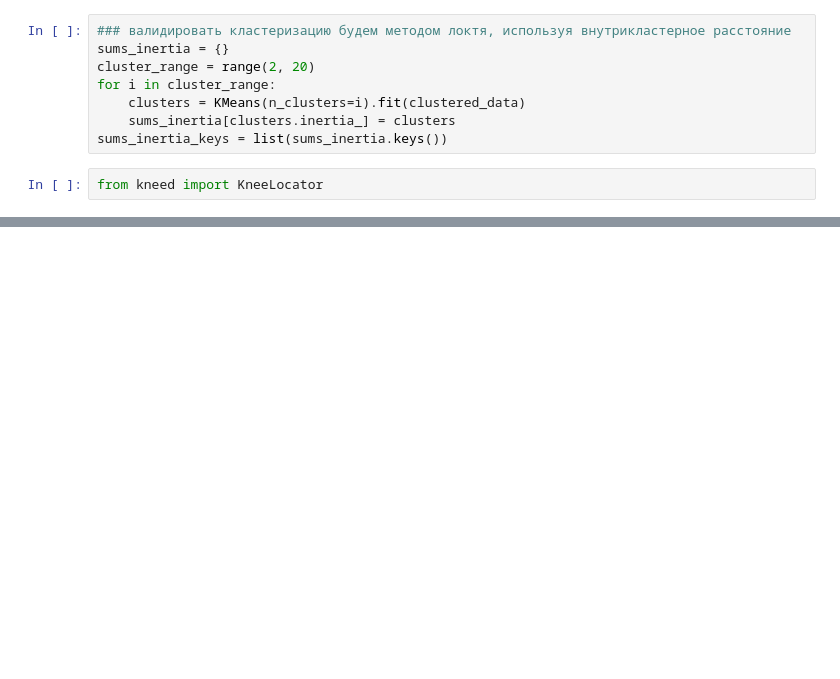
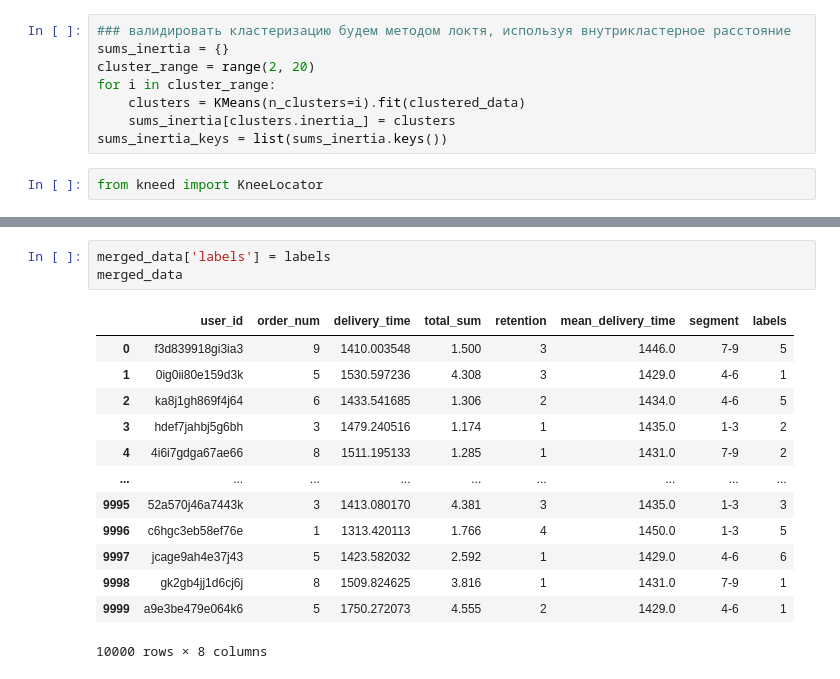
Before and after one commit to hizik999/bdst_laba_1, a Jupyter notebook: task_2/main.ipynb, the cells around one changed output, grey strips where cells are left out. Cells and saved outputs as stored; diff of their text form; blank space fills up the shorter version.

```diff
--- a/task_2/main.ipynb
+++ b/task_2/main.ipynb
@@ -222,0 +223,17 @@ sns.scatterplot(x=clustered_data['total_sum'], y=clustered_data['delivery_time']
+# %%
+merged_data['labels'] = labels
+merged_data
+# %% [output]
+|  | user_id | order_num | delivery_time | total_sum | retention | mean_delivery_time | segment | labels |
+| 0 | f3d839918gi3ia3 | 9 | 1410.003548 | 1.500 | 3 | 1446.0 | 7-9 | 5 |
+| 1 | 0ig0ii80e159d3k | 5 | 1530.597236 | 4.308 | 3 | 1429.0 | 4-6 | 1 |
+| 2 | ka8j1gh869f4j64 | 6 | 1433.541685 | 1.306 | 2 | 1434.0 | 4-6 | 5 |
+| 3 | hdef7jahbj5g6bh | 3 | 1479.240516 | 1.174 | 1 | 1435.0 | 1-3 | 2 |
+| 4 | 4i6i7gdga67ae66 | 8 | 1511.195133 | 1.285 | 1 | 1431.0 | 7-9 | 2 |
+| ... | ... | ... | ... | ... | ... | ... | ... | ... |
+| 9995 | 52a570j46a7443k | 3 | 1413.080170 | 4.381 | 3 | 1435.0 | 1-3 | 3 |
+| 9996 | c6hgc3eb58ef76e | 1 | 1313.420113 | 1.766 | 4 | 1450.0 | 1-3 | 5 |
+| 9997 | jcage9ah4e37j43 | 5 | 1423.582032 | 2.592 | 1 | 1429.0 | 4-6 | 6 |
+| 9998 | gk2gb4jj1d6cj6j | 8 | 1509.824625 | 3.816 | 1 | 1431.0 | 7-9 | 1 |
+| 9999 | a9e3be479e064k6 | 5 | 1750.272073 | 4.555 | 2 | 1429.0 | 4-6 | 1 |
+10000 rows × 8 columns
```
Also changed, not shown: parts of 11 cells of this notebook.
